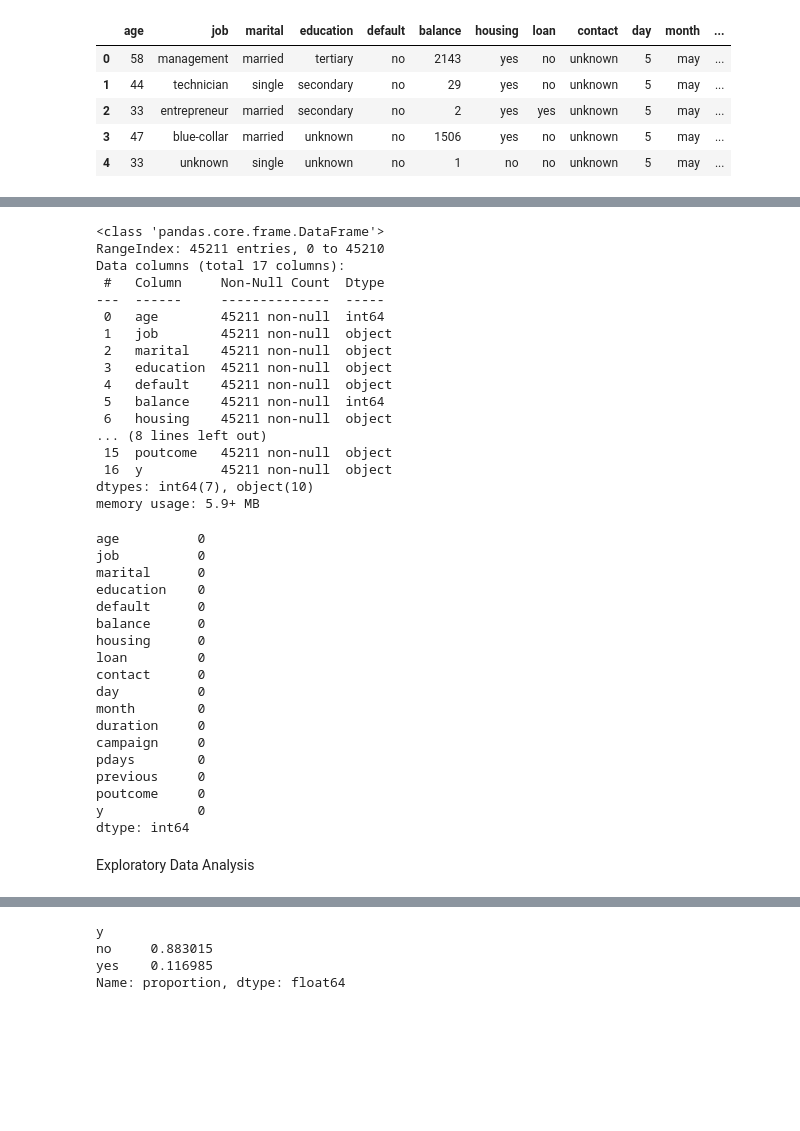
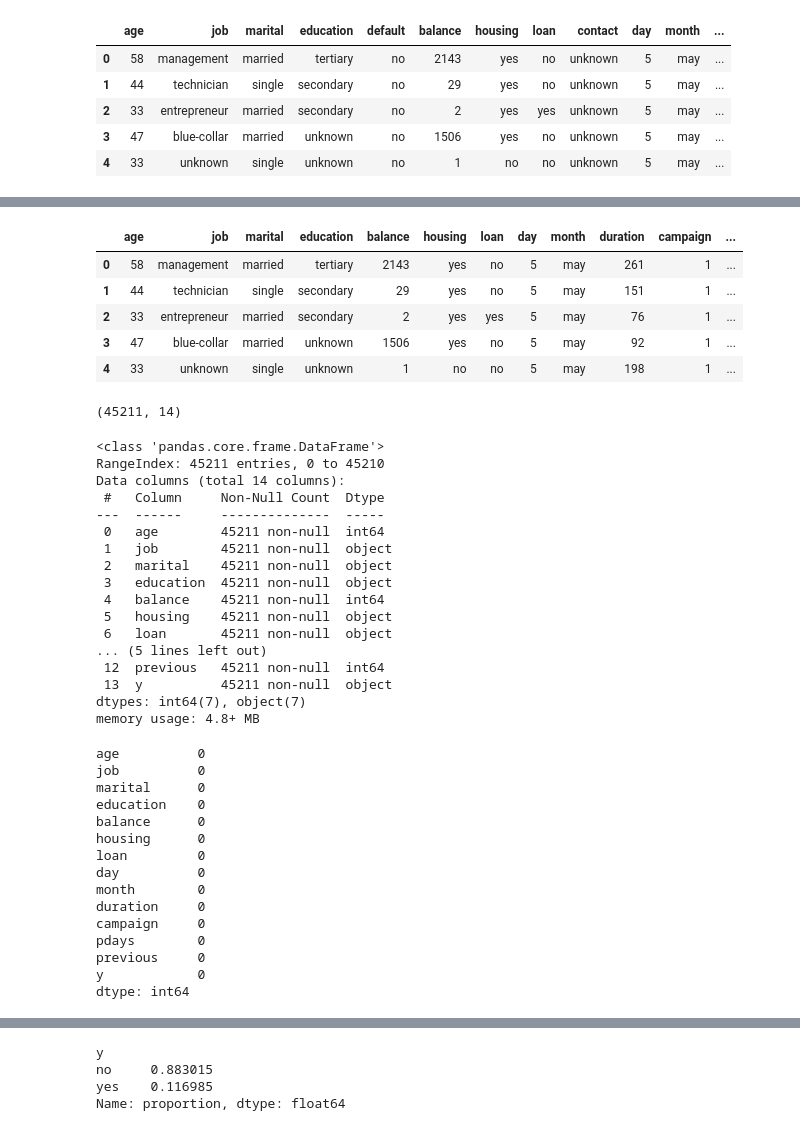
Before and after one commit to llawlaw23/Data-Analytics-Pathway-Assessment, a Jupyter notebook: Bank Data Analysis.ipynb, the cells around one changed output, grey strips where cells are left out. Drawn from its saved outputs; the diff is of its cells as text; code cells hidden in the pictures; blank space fills up the shorter version.

```diff
--- a/Bank Data Analysis.ipynb
+++ b/Bank Data Analysis.ipynb
@@ -54,43 +46,52 @@ law.describe()
+# %%
+law_new = law.drop(["default", "contact", "poutcome"], axis = "columns")
+law_new.head()
+# %% [output]
+|  | age | job | marital | education | balance | housing | loan | day | month | duration | campaign | ... |
+| 0 | 58 | management | married | tertiary | 2143 | yes | no | 5 | may | 261 | 1 | ... |
+| 1 | 44 | technician | single | secondary | 29 | yes | no | 5 | may | 151 | 1 | ... |
+| 2 | 33 | entrepreneur | married | secondary | 2 | yes | yes | 5 | may | 76 | 1 | ... |
+| 3 | 47 | blue-collar | married | unknown | 1506 | yes | no | 5 | may | 92 | 1 | ... |
+| 4 | 33 | unknown | single | unknown | 1 | no | no | 5 | may | 198 | 1 | ... |
+# %%
+law_new.shape
+# %% [output]
+(45211, 14)
 # %%
-law.info()
+law_new.info()
 # %% [output]
 <class 'pandas.core.frame.DataFrame'>
 RangeIndex: 45211 entries, 0 to 45210
-Data columns (total 17 columns):
+Data columns (total 14 columns):
  #   Column     Non-Null Count  Dtype
 ---  ------     --------------  -----
  0   age        45211 non-null  int64
  1   job        45211 non-null  object
  2   marital    45211 non-null  object
  3   education  45211 non-null  object
- 4   default    45211 non-null  object
- 5   balance    45211 non-null  int64
- 6   housing    45211 non-null  object
-... (8 lines left out)
- 15  poutcome   45211 non-null  object
- 16  y          45211 non-null  object
-dtypes: int64(7), object(10)
-memory usage: 5.9+ MB
+ 4   balance    45211 non-null  int64
+ 5   housing    45211 non-null  object
+ 6   loan       45211 non-null  object
+... (5 lines left out)
+ 12  previous   45211 non-null  int64
+ 13  y          45211 non-null  object
+dtypes: int64(7), object(7)
+memory usage: 4.8+ MB
 # %%
-law.isnull().sum()
+law_new.isnull().sum()
 # %% [output]
 age          0
 job          0
 marital      0
 education    0
-default      0
 balance      0
 housing      0
 loan         0
-contact      0
 day          0
 month        0
 duration     0
 campaign     0
 pdays        0
 previous     0
-poutcome     0
 y            0
 dtype: int64
-# %% [markdown]
-Exploratory Data Analysis
```
Also changed, not shown: parts of 38 cells of this notebook, 2 other files.
